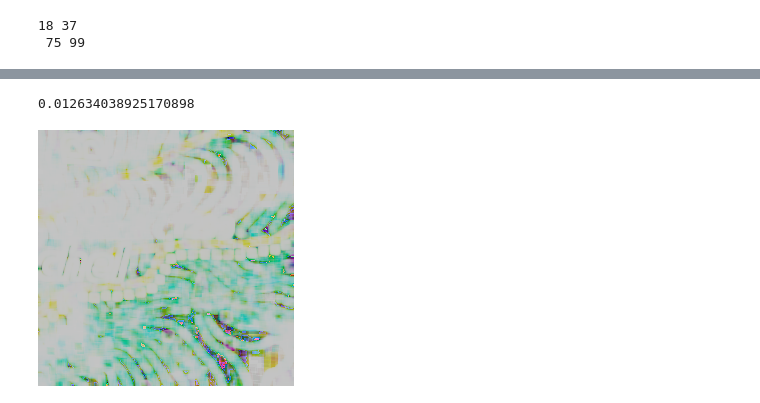
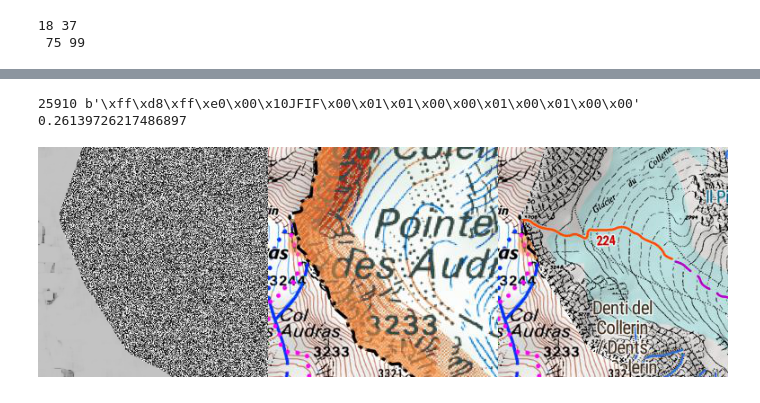
Before and after one commit to eslopemap/etopo, a Jupyter notebook: topo_merge/jpg_debloat.ipynb, the cells around one changed output, grey strips where cells are left out. Cells and saved outputs as stored; diff of their text form; code cells hidden in the pictures.

```diff
--- a/topo_merge/jpg_debloat.ipynb
+++ b/topo_merge/jpg_debloat.ipynb
@@ -96,7 +101,7 @@ M.mbt_info(mbtfr)
 'zoom = 9 16 ; n = 49153 * 20 kb/tile q = 75 ; bounds = 5.625,45.089,7.732,45.583 ; format = jpg ; name = IGNt4-Chartreuse-Vanoise Chambery-Bardon'
 # %%
 finalname = mbtnames_merged[fritN]
-finalpath = pjoin(workdir, finalname + '.mbtiles')
+finalpath4 = pjoin(workdir4, finalname + '.mbtiles')
 # %%
 mbtitall = '../../mapdata/mbtiles/Bugianen.mbtiles'
 M.mbt_info(mbtitall)
@@ -121,12 +128,12 @@ display(Image(img))
 b'\xff\xd8\xff\xe0\x00\x10JFIF'
 [figure]
 # %%
-z, x, y, img = next(M.get_all_tiles(finalpath))
+z, x, y, img = next(M.get_all_tiles(finalpath4))
 # %%
 import io
 pim = Img.open(io.BytesIO(img))
 # %%
-bb = M.get_bounds(finalpath)
+bb = M.get_bounds(finalpath4)
 bb
 # %% [output]
 LngLatBbox(west=5.625, south=45.08904, east=8.4375, north=45.58329)
@@ -150,10 +157,10 @@ for lng, lat in ((bb.west+eps, bb.south+eps),(bb.west+eps, bb.north-eps),
 (16, 34121, 41984) 99
 # %%
 lng, lat = (bb.west+eps, bb.south+eps)
-to = M.lnglat2tile(mbtfr, z=16, lng=lng, lat=lat)
-tn = M.lnglat2tile(finalpath, z=16, lng=lng, lat=lat)
-display(Image(to))
-display(Image(tn))
+to = M.lnglat2tile(mbtfr4, z=16, lng=lng, lat=lat)
+tn = M.lnglat2tile(finalpath4, z=16, lng=lng, lat=lat)
+display(DImage(to))
+display(DImage(tn))
 # %% [output]
 [figure]
 [figure]
@@ -181,15 +200,40 @@ Img.fromarray((diffg * 255 * 100).astype(np.uint8))
 0.9997361885691018
 [figure]
-# %%
-# operating in RGB space is 3x slower than greyscale
-s = time()
-(score, diff) = structural_similarity(np.array(pto),
-                      np.array(ptn), channel_axis=2, full=True)
-time() - s
-# %% [output]
-0.012634038925170898
-# %%
-# x60: arbitrary mangification factor
-Img.fromarray((diff * 255 * 60).astype(np.uint8))
-# %% [output]
-[figure, removed]
+# %%
+def ssim_xy(z, x, y, mbt_o, mbt_n, flip_y=False):
+    to = M.xyz2tile(mbt_o, T.Tile(x, y, z), flip_y=flip_y)
+    tn = M.xyz2tile(mbt_n, T.Tile(x, y, z), flip_y=flip_y)
+    assert to
+    assert tn
+    print(len(to), to[:20])
+    pto = Img.open(io.BytesIO(to))
+    ptn = Img.open(io.BytesIO(tn))
+    score , diff = structural_similarity(np.array(pto.convert('L')),
+                      np.array(ptn.convert('L')), full=True)
+    diff_img = Img.fromarray((diff * 255 * 60).astype(np.uint8))
+    return score, G.pil_grid((diff_img, pto, ptn))
+
+# def ssim(z, lng, lat, mbt_o, mbt_n):
+#     to = M.lnglat2tile(mbt_o, z=z, lng=lng, lat=lat)
+#     tn = M.lnglat2tile(mbt_n, z=z, lng=lng, lat=lat)
+#     pto = Img.open(io.BytesIO(to))
+#     ptn = Img.open(io.BytesIO(tn))
+#     score , diff = structural_similarity(np.array(pto.convert('L')),
+#                       np.array(ptn.convert('L')), full=True)
+#     diff_img = Img.fromarray((diff * 255 * 60).astype(np.uint8))
+#     return score, G.pil_grid((diff_img, pto, ptn))
+
+def ssim(z, lng, lat, mbt_o, mbt_n):
+    x, y, z = T.tile(lng, lat, z)
+    return ssim_xy(z, x, y, mbt_o, mbt_n, flip_y=True)
+
+ll_collerin = T.LngLat(7.11, 45.32)
+
+score , img = ssim(15, ll_collerin.lng, ll_collerin.lat, mbtfr4, finalpath4)
+print(score)
+img
+# -> difference is clear on the border (tiles we want to keep from source at highest quality)
+# %% [output]
+25910 b'\xff\xd8\xff\xe0\x00\x10JFIF\x00\x01\x01\x00\x00\x01\x00\x01\x00\x00'
+0.26139726217486897
+[figure, added]
```
Also changed, not shown: parts of 50 cells of this notebook, 1 other file.
